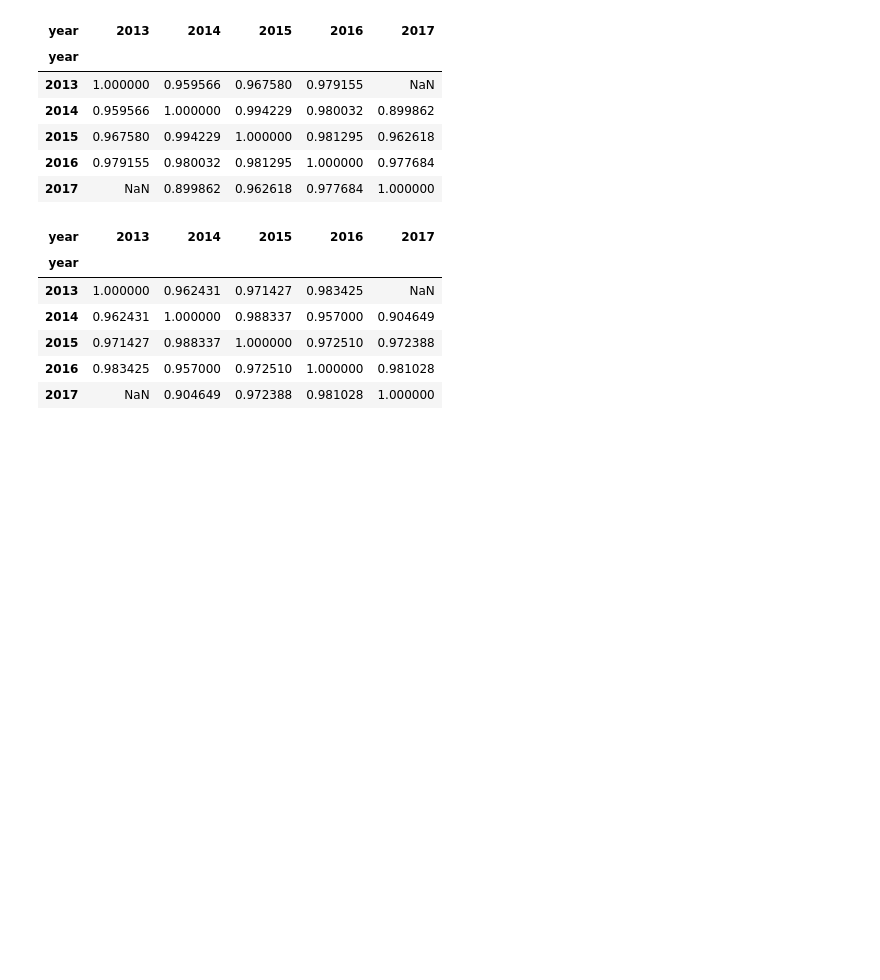
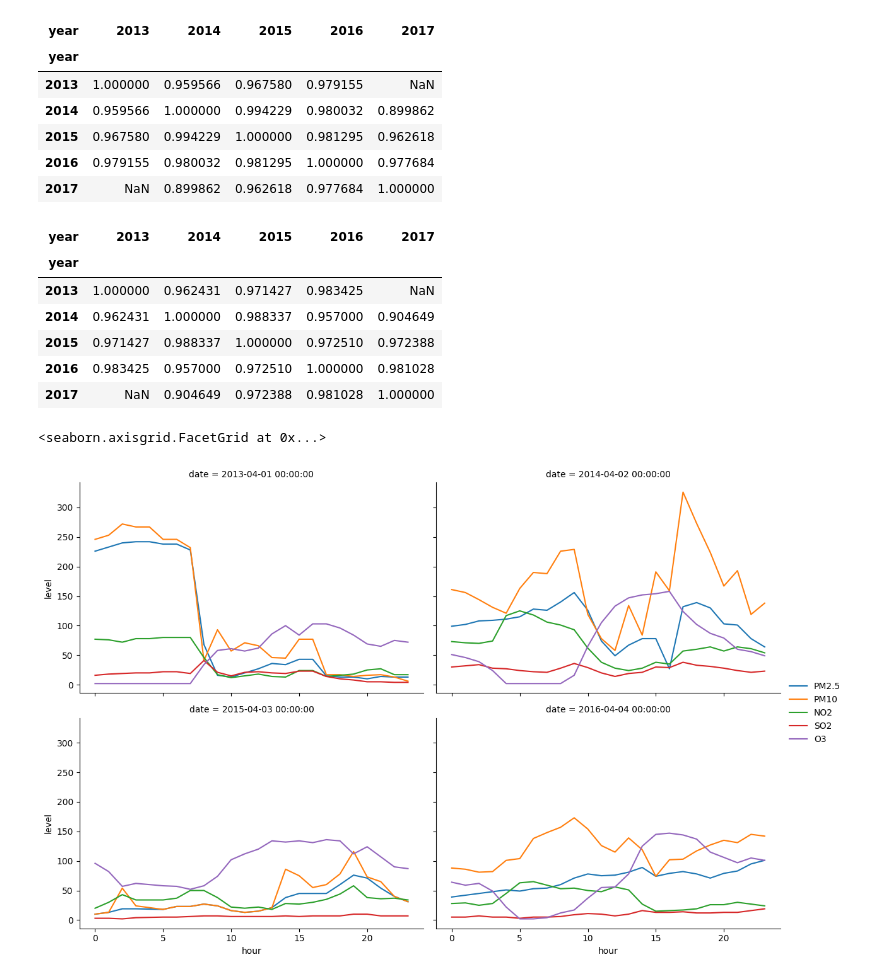
Before and after one commit to perthonBalans/SUSTC_Stat_217_Proj, a Jupyter notebook: Single_variable_analysis.ipynb, the cells around one changed output. Saved outputs shown, nothing was run; the diff lists cells and outputs as text; code cells hidden in the pictures; blank space fills up the shorter version.

```diff
--- a/Single_variable_analysis.ipynb
+++ b/Single_variable_analysis.ipynb
@@ -170,3 +170,21 @@ O3_pivot_table_log.corr()
 | 2015 | 0.971427 | 0.988337 | 1.000000 | 0.972510 | 0.972388 |
 | 2016 | 0.983425 | 0.957000 | 0.972510 | 1.000000 | 0.981028 |
 | 2017 | NaN | 0.904649 | 0.972388 | 0.981028 | 1.000000 |
+# %%
+# 选择多天的数据
+selected_days_pollutants = Air_Quality_Aotizhongxin[Air_Quality_Aotizhongxin['date'].isin(['2013-04-01', '2014-04-02', '2015-04-03', '2016-04-04'])]
+
+# 将数据框重塑为长格式
+long_format = selected_days_pollutants.melt(id_vars=['date', 'hour'], value_vars=['PM2.5', 'PM10', 'NO2', 'SO2', 'O3'], var_name='pollutant', value_name='level')
+
+# 创建 FacetGrid
+g = sns.FacetGrid(long_format, col='date', col_wrap=2, height=4, aspect=1.5)
+
+# 绘制线图
+g.map(sns.lineplot, 'hour', 'level', 'pollutant')
+
+# 添加图例
+g.add_legend()
+# %% [output]
+<seaborn.axisgrid.FacetGrid at 0x...>
+[figure, added]
```
Also changed, not shown: parts of 1 cell of this notebook, 1 other file.
